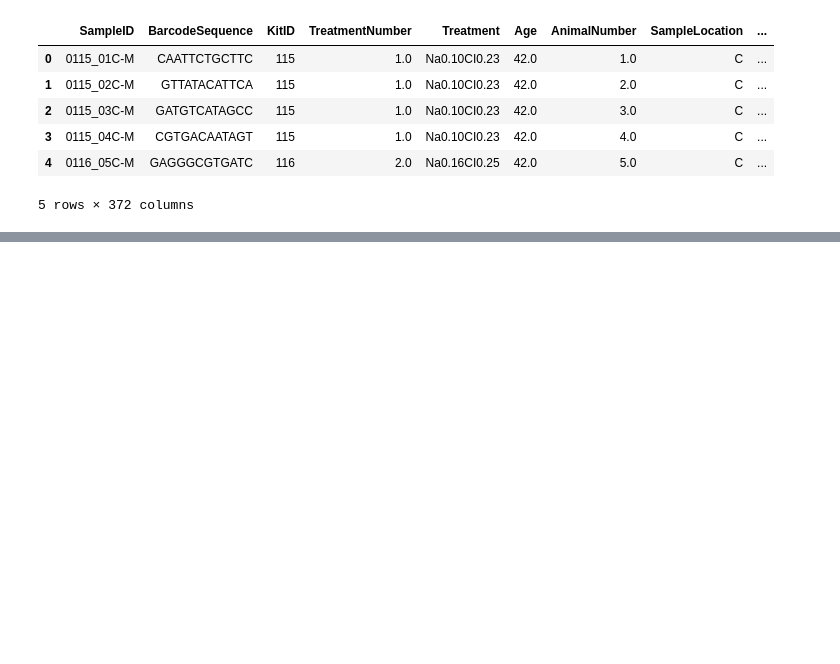
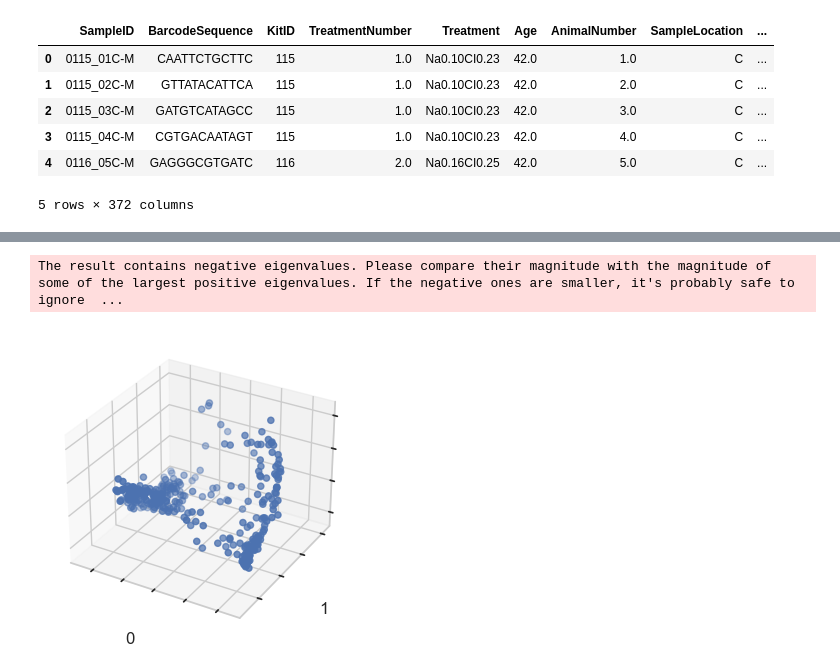
Before and after one commit to judmontoyaso/stunning-spoon, a Jupyter notebook: E347_S3.ipynb, the cells around one changed output, grey strips where cells are left out. Drawn from its saved outputs; the diff is of its cells as text; code cells hidden in the pictures; blank space fills up the shorter version.

Commit message:
calculo de beta diversidad usando pcoa, tree y braycurtis

```diff
--- a/E347_S3.ipynb
+++ b/E347_S3.ipynb
@@ -18,3 +18,7 @@ s3 = boto3.resource('s3')
 S3_client = boto3.client('s3')
 bucket = "siwamicrobiome"
 bucket_s3= s3.Bucket(bucket)
+# %%
+objj = S3_client.get_object(Bucket=bucket, Key="exports/20220930/20220930.tree.nwk")
+objj = objj['Body'].read()
+objj
@@ -838,0 +968,20 @@ plt.show()
+# %%
+from skbio import TreeNode
+from io import StringIO
+
+tree_str = objj.decode('utf-8')
+
+# Ahora usa StringIO para leer la cadena de caracteres como un archivo
+tree = TreeNode.read(StringIO(tree_str))
+
+# Enraizar el árbol en su punto medio
+tree_rooted = tree.root_at_midpoint()
+
+# El resto de tu código
+columnas = df_otus.columns.tolist()
+sample_ids = df_otus.index.tolist()  # Lista de identificadores de muestras
+
+# Asegúrate de usar el árbol enraizado aquí
+adiv_faith_pd = alpha_diversity('faith_pd', df_otus, ids=sample_ids, otu_ids=columnas, tree=tree_rooted)
+
+print(adiv_faith_pd)
@@ -838,0 +1001,2 @@ plt.show()
+# %%
+otu_ids = df_otus.columns.tolist()  # Lista de OTUs
@@ -838,0 +1024,4 @@ plt.show()
+# %%
+wu_dm = beta_diversity("weighted_unifrac", df_otus.values, df_otus.index, tree=tree_rooted,
+                       otu_ids=otu_ids)
+print(wu_dm)
@@ -838,0 +1040,6 @@ plt.show()
+# %%
+wu_pc = pcoa(wu_dm, number_of_dimensions=3)
+wu_pc
+# %% [output]
+The result contains negative eigenvalues. Please compare their magnitude with the magnitude of some of the largest positive eigenvalues. If the negative ones are smaller, it's probably safe to ignore  ...
+[figure, added]
```
Also changed, not shown: parts of 11 cells of this notebook.
